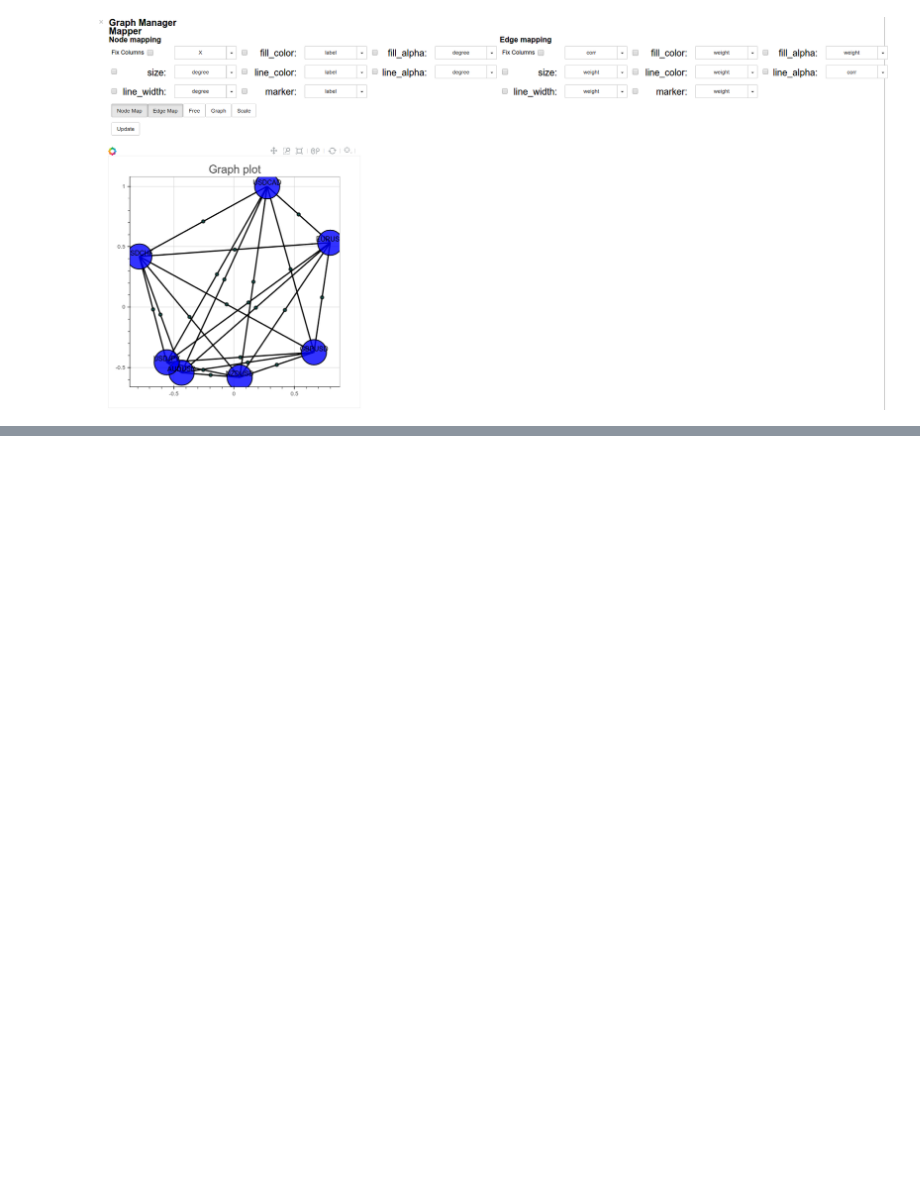
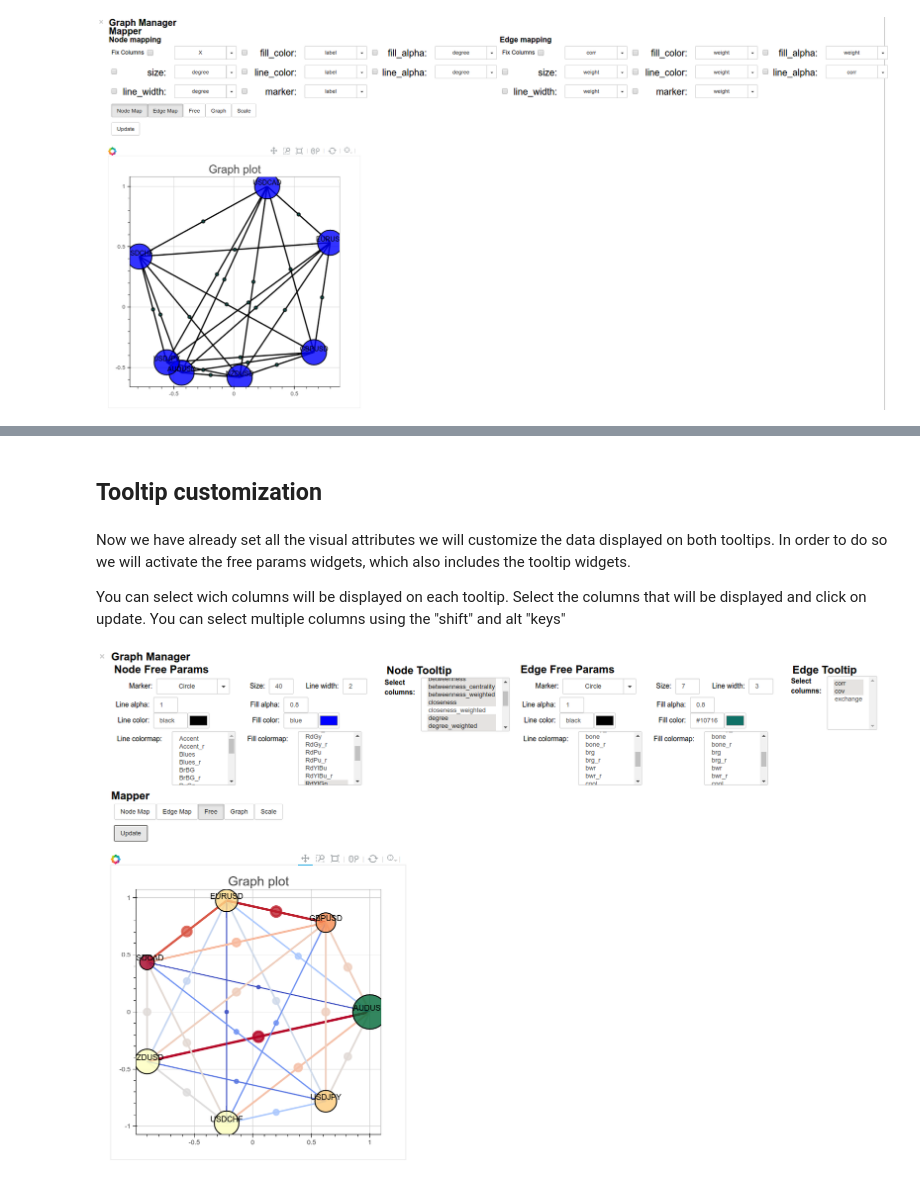
Before and after one commit to HCsoft-RD/shaolin, a Jupyter notebook: examples/GraphPlot.ipynb, the cells around one changed output, grey strips where cells are left out. Saved outputs shown, nothing was run; the diff lists cells and outputs as text; code cells hidden in the pictures; blank space fills up the shorter version.

```diff
--- a/examples/GraphPlot.ipynb
+++ b/examples/GraphPlot.ipynb
@@ -58,0 +145,11 @@ Image(filename='gplot_data/widget.png')
+# %% [markdown]
+## Tooltip customization
+# %% [markdown]
+Now we have already set all the visual attributes we will customize the data displayed on both tooltips. In order to do so we will activate the free params widgets, which also includes the tooltip widgets.
+
+You can select wich columns will be displayed on each tooltip. Select the columns that will be displayed and click on update. You can select multiple columns using the "shift" and alt "keys"
+# %%
+Image(filename='gplot_data/tooltip.png')
+#gp.widget
+# %% [output]
+[figure, added]
```
Also changed, not shown: parts of 45 cells of this notebook, 11 other files.
